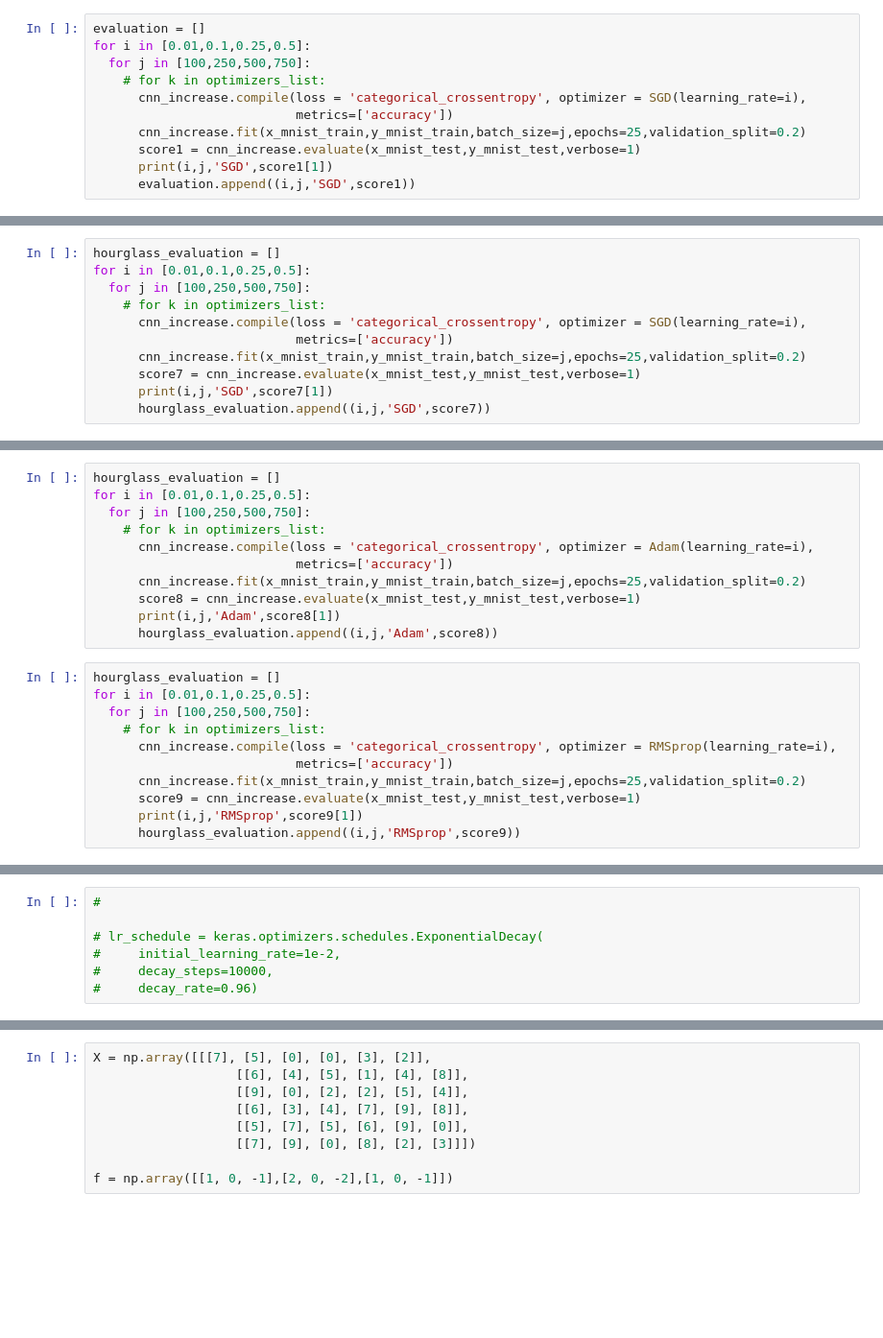
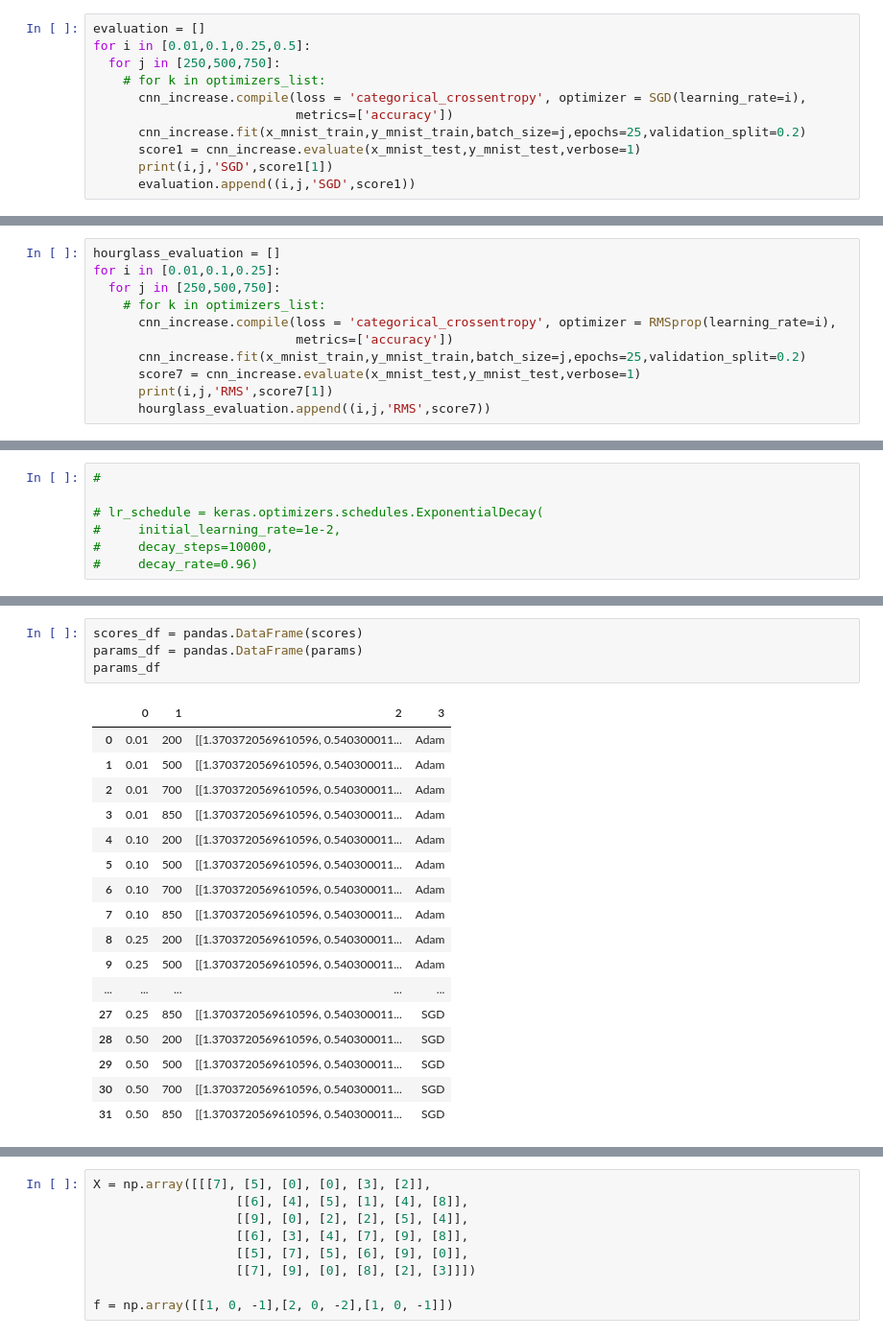
Before and after one commit to dTony33/Machine-Learning, a Jupyter notebook: Assignment3.ipynb, the cells around one changed output, grey strips where cells are left out. Shown: that part at 96% size. Drawn from its saved outputs; the diff is of its cells as text; blank space fills up the shorter version.

```diff
--- a/Assignment3.ipynb
+++ b/Assignment3.ipynb
@@ -87,7 +87,7 @@ _________________________________________________________________
 # %%
 evaluation = []
 for i in [0.01,0.1,0.25,0.5]:
-  for j in [100,250,500,750]:
+  for j in [250,500,750]:
     # for k in optimizers_list:
       cnn_increase.compile(loss = 'categorical_crossentropy', optimizer = SGD(learning_rate=i),
                            metrics=['accuracy'])
@@ -199,11 +276,11 @@ cnn_hourglass.summary()
 # %%
 hourglass_evaluation = []
-for i in [0.01,0.1,0.25,0.5]:
-  for j in [100,250,500,750]:
+for i in [0.01,0.1,0.25]:
+  for j in [250,500,750]:
     # for k in optimizers_list:
-      cnn_increase.compile(loss = 'categorical_crossentropy', optimizer = SGD(learning_rate=i),
+      cnn_increase.compile(loss = 'categorical_crossentropy', optimizer = RMSprop(learning_rate=i),
                            metrics=['accuracy'])
       cnn_increase.fit(x_mnist_train,y_mnist_train,batch_size=j,epochs=25,validation_split=0.2)
       score7 = cnn_increase.evaluate(x_mnist_test,y_mnist_test,verbose=1)
-      print(i,j,'SGD',score7[1])
-      hourglass_evaluation.append((i,j,'SGD',score7))
+      print(i,j,'RMS',score7[1])
+      hourglass_evaluation.append((i,j,'RMS',score7))
@@ -210,22 +304,0 @@ for i in [0.01,0.1,0.25,0.5]:
-# %%
-hourglass_evaluation = []
-for i in [0.01,0.1,0.25,0.5]:
-  for j in [100,250,500,750]:
-    # for k in optimizers_list:
-      cnn_increase.compile(loss = 'categorical_crossentropy', optimizer = Adam(learning_rate=i),
-                           metrics=['accuracy'])
-      cnn_increase.fit(x_mnist_train,y_mnist_train,batch_size=j,epochs=25,validation_split=0.2)
-      score8 = cnn_increase.evaluate(x_mnist_test,y_mnist_test,verbose=1)
-      print(i,j,'Adam',score8[1])
-      hourglass_evaluation.append((i,j,'Adam',score8))
-# %%
-hourglass_evaluation = []
-for i in [0.01,0.1,0.25,0.5]:
-  for j in [100,250,500,750]:
-    # for k in optimizers_list:
-      cnn_increase.compile(loss = 'categorical_crossentropy', optimizer = RMSprop(learning_rate=i),
-                           metrics=['accuracy'])
-      cnn_increase.fit(x_mnist_train,y_mnist_train,batch_size=j,epochs=25,validation_split=0.2)
-      score9 = cnn_increase.evaluate(x_mnist_test,y_mnist_test,verbose=1)
-      print(i,j,'RMSprop',score9[1])
-      hourglass_evaluation.append((i,j,'RMSprop',score9))
@@ -336,3 +516,25 @@ params
+# %%
+scores_df = pandas.DataFrame(scores)
+params_df = pandas.DataFrame(params)
+params_df
+# %% [output]
+|  | 0 | 1 | 2 | 3 |
+| 0 | 0.01 | 200 | [[1.3703720569610596, 0.540300011... | Adam |
+| 1 | 0.01 | 500 | [[1.3703720569610596, 0.540300011... | Adam |
+| 2 | 0.01 | 700 | [[1.3703720569610596, 0.540300011... | Adam |
+| 3 | 0.01 | 850 | [[1.3703720569610596, 0.540300011... | Adam |
+| 4 | 0.10 | 200 | [[1.3703720569610596, 0.540300011... | Adam |
+| 5 | 0.10 | 500 | [[1.3703720569610596, 0.540300011... | Adam |
+| 6 | 0.10 | 700 | [[1.3703720569610596, 0.540300011... | Adam |
+| 7 | 0.10 | 850 | [[1.3703720569610596, 0.540300011... | Adam |
+| 8 | 0.25 | 200 | [[1.3703720569610596, 0.540300011... | Adam |
+| 9 | 0.25 | 500 | [[1.3703720569610596, 0.540300011... | Adam |
+| ... | ... | ... | ... | ... |
+| 27 | 0.25 | 850 | [[1.3703720569610596, 0.540300011... | SGD |
+| 28 | 0.50 | 200 | [[1.3703720569610596, 0.540300011... | SGD |
+| 29 | 0.50 | 500 | [[1.3703720569610596, 0.540300011... | SGD |
+| 30 | 0.50 | 700 | [[1.3703720569610596, 0.540300011... | SGD |
+| 31 | 0.50 | 850 | [[1.3703720569610596, 0.540300011... | SGD |
 # %%
 feed_forward = models.Sequential()
 feed_forward.add(layers.Conv2D(64, kernel_size=5, padding="same",input_shape=(32,32,1),activation="tanh"))
```
Also changed, not shown: parts of 42 cells of this notebook.
